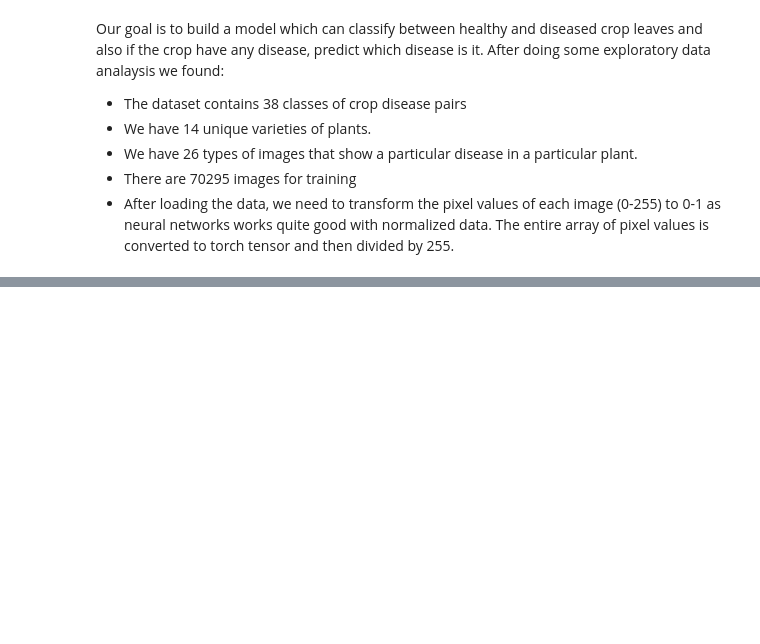
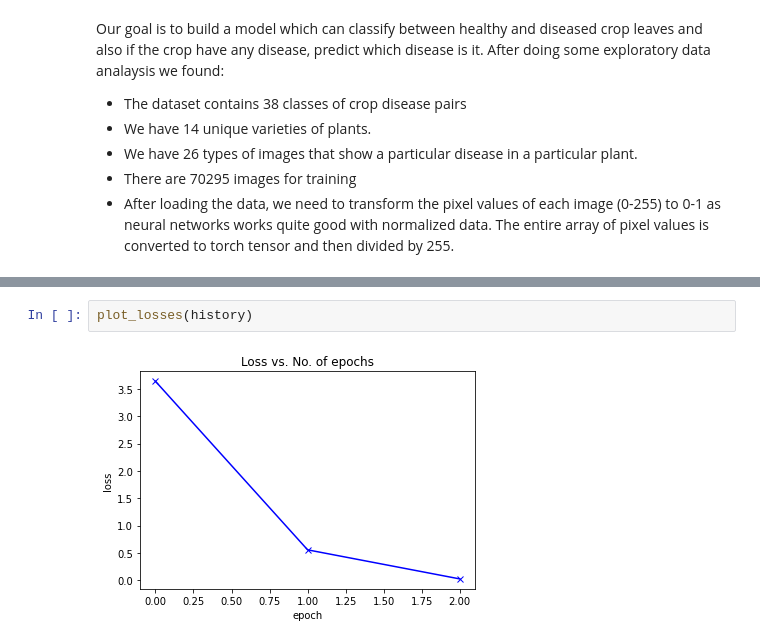
Before and after one commit to Harpreet1984/Springboard, a Jupyter notebook: plant-disease.ipynb, the cells around one changed output, grey strips where cells are left out. Cells and saved outputs as stored; diff of their text form; blank space fills up the shorter version.

```diff
--- a/plant-disease.ipynb
+++ b/plant-disease.ipynb
@@ -196,0 +485,4 @@ After doing some exploratory data analaysis we found:
+# %%
+plot_losses(history)
+# %% [output]
+[figure, added]
```
Also changed, not shown: parts of 30 cells of this notebook.
